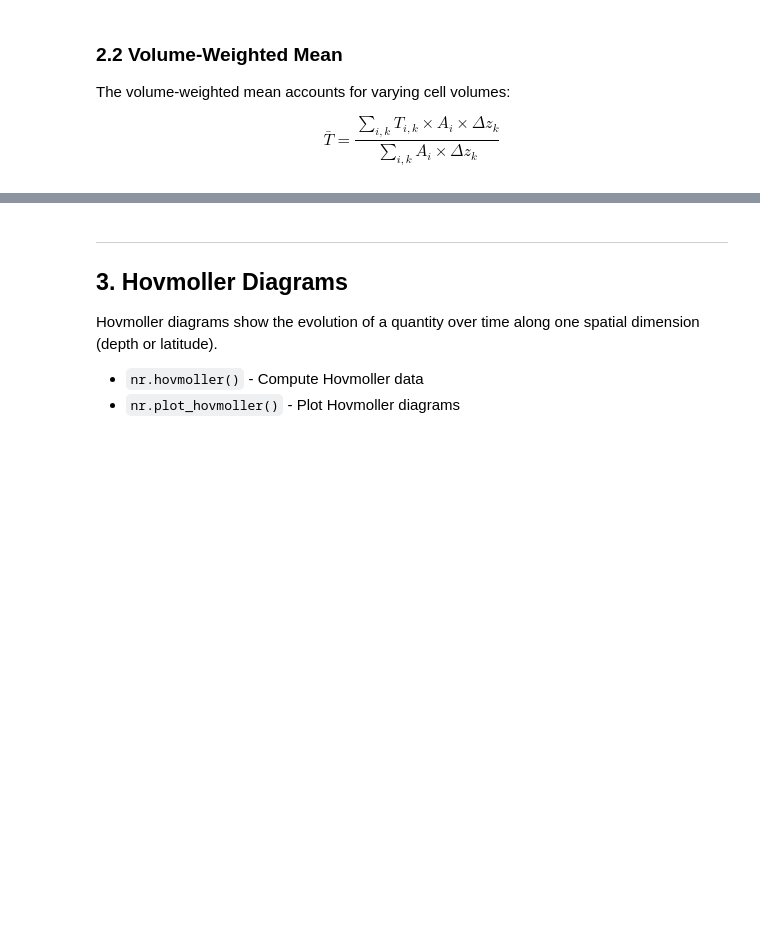
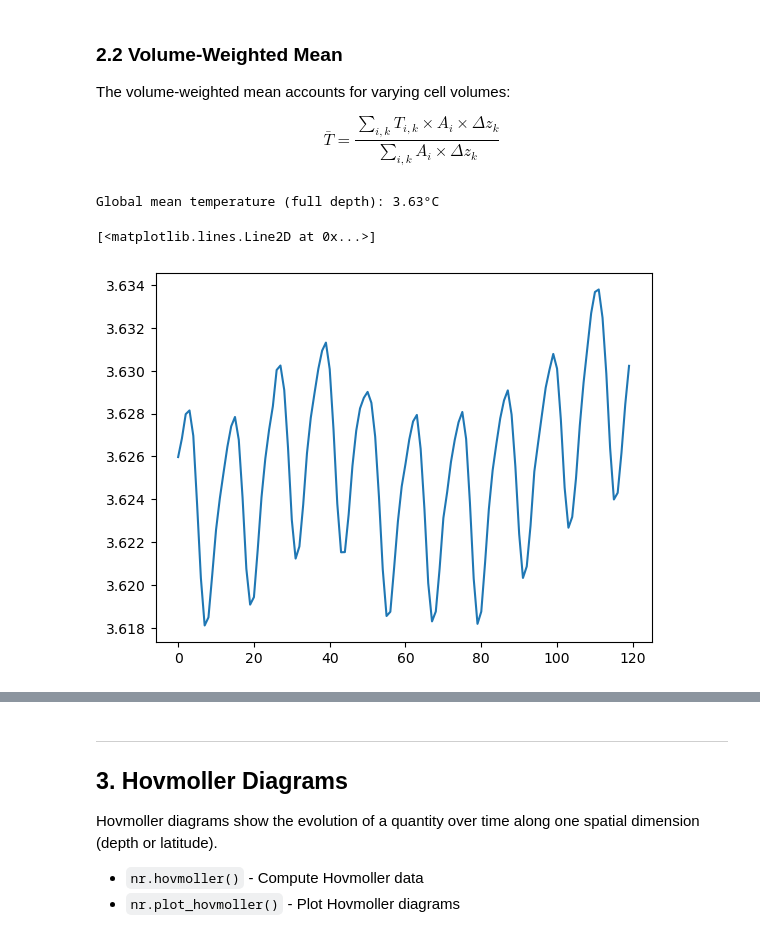
Before and after one commit to koldunovn/nereus, a Jupyter notebook: examples/diagnostics_demo.ipynb, the cells around one changed output, grey strips where cells are left out. Cells and saved outputs as stored; diff of their text form; code cells hidden in the pictures; blank space fills up the shorter version.

```diff
--- a/examples/diagnostics_demo.ipynb
+++ b/examples/diagnostics_demo.ipynb
@@ -257,23 +273,6 @@ print(f"Temperature dimensions: {data.temp.dims}")
 print(f"Temperature shape: {data.temp.shape}")
 print(f"Depth levels: {len(depth)}")
 print(f"\nFirst 10 depth levels (m): {depth[:10]}")
-# %%
-# Compute layer thicknesses from depth levels
-# For FESOM, depths represent level centers, so we compute thickness as the difference
-if 'nz' in mesh.coords:
-    # Use mesh-provided layer interfaces
-    layer_interfaces = mesh.nz.values
-    layer_thickness = np.diff(layer_interfaces)
-else:
-    # Estimate from depth centers
-    layer_thickness = np.zeros(len(depth))
-    layer_thickness[0] = depth[0] * 2  # First layer
-    layer_thickness[1:] = np.diff(depth)
-    # Approximate: use difference between consecutive depths
-
-print(f"Layer thicknesses shape: {layer_thickness.shape}")
-print(f"First 10 layer thicknesses (m): {layer_thickness[:10]}")
-print(f"Total depth: {layer_thickness.sum():.1f} m")
 # %% [markdown]
 ### 2.2 Volume-Weighted Mean
 
@@ -281,9 +280,8 @@ The volume-weighted mean accounts for varying cell volumes:
 
 $$\bar{T} = \frac{\sum_{i,k} T_{i,k} \times A_i \times \Delta z_k}{\sum_{i,k} A_i \times \Delta z_k}$$
 # %%
-# Compute global mean temperature for January
-temp_jan = data.temp.isel(time=0).values  # Shape: (nlevels, npoints)
-
-# Full-depth mean
-mean_temp_full = nr.volume_mean(temp_jan, area, layer_thickness)
+# Full-depth mean, one time step
+mean_temp_full = nr.volume_mean(data['temp'][0,:], area, layer_thickness).compute()
 print(f"Global mean temperature (full depth): {mean_temp_full:.2f}°C")
+# %% [output]
+Global mean temperature (full depth): 3.63°C
@@ -307,22 +288,7 @@ for d_min, d_max, label in depth_ranges:
-# %%
-# Compute monthly mean temperature time series
-mean_temp_surface = []
-mean_temp_700 = []
-mean_temp_deep = []
-
-for t in range(len(data.time)):
-    temp_t = data.temp.isel(time=t).values
-
-    mean_temp_surface.append(nr.volume_mean(
-        temp_t, area, layer_thickness, depth, depth_max=100
-    ))
-    mean_temp_700.append(nr.volume_mean(
-        temp_t, area, layer_thickness, depth, depth_max=700
-    ))
-    mean_temp_deep.append(nr.volume_mean(
-        temp_t, area, layer_thickness, depth, depth_min=2000
-    ))
-
-mean_temp_surface = np.array(mean_temp_surface)
-mean_temp_700 = np.array(mean_temp_700)
-mean_temp_deep = np.array(mean_temp_deep)
+# %%
+mean_temp_time_series = nr.volume_mean(data['temp'][:,:], area, layer_thickness).compute()
+# %%
+plt.plot(mean_temp_time_series)
+# %% [output]
+[<matplotlib.lines.Line2D at 0x...>]
+[figure, added]
```
Also changed, not shown: parts of 37 cells of this notebook.
